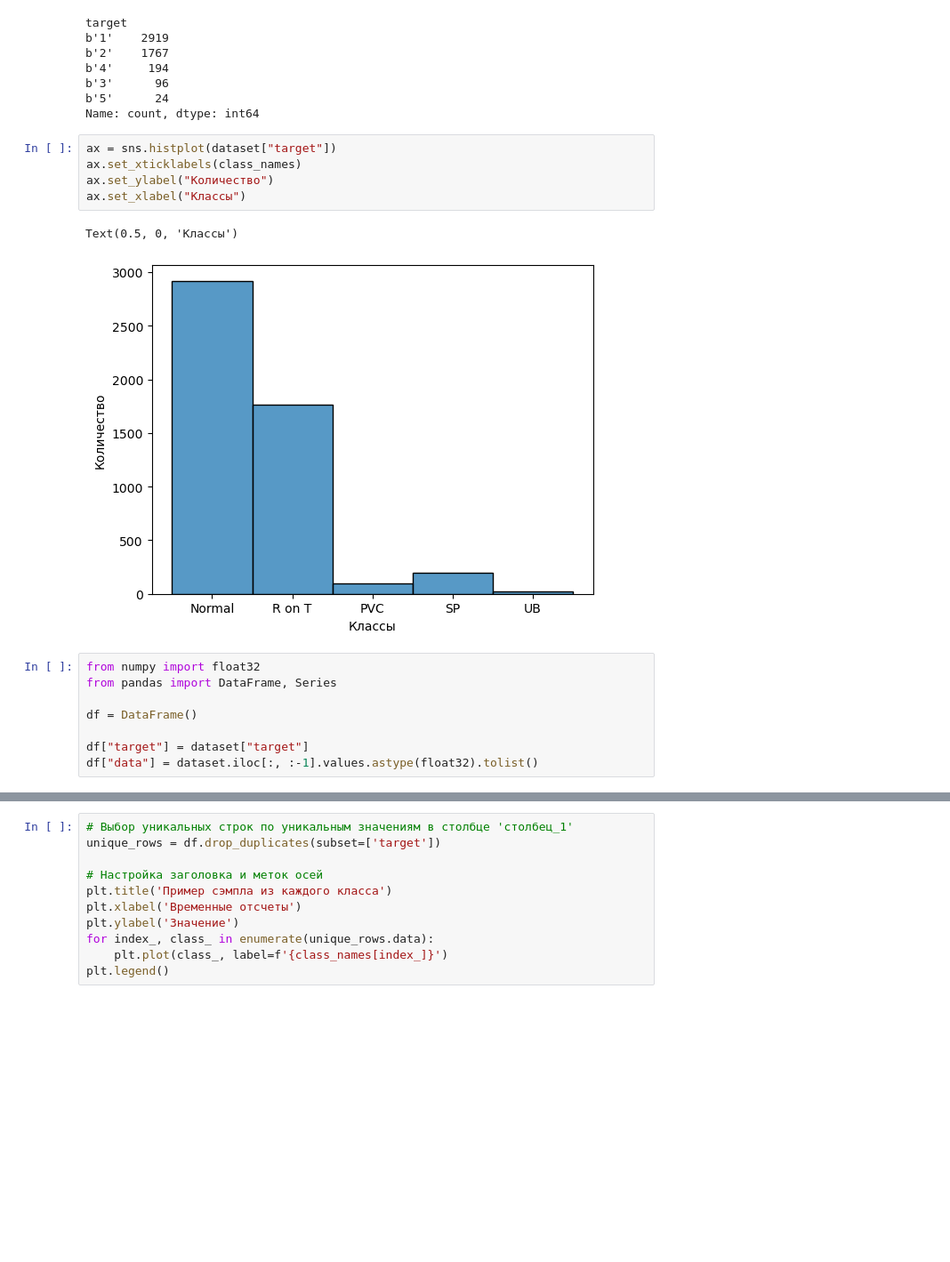
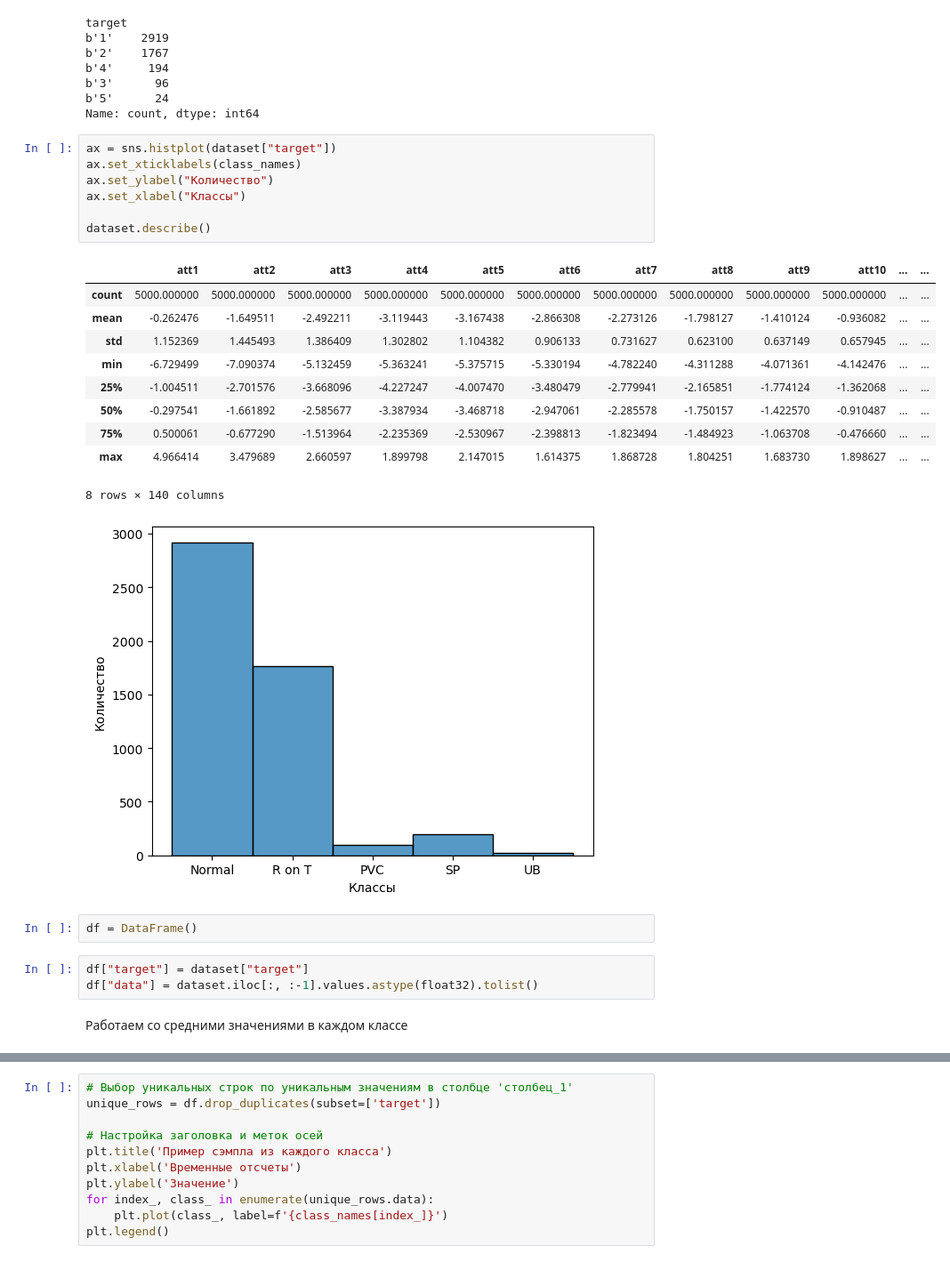
Before and after one commit to GoreevArtem/ecg, a Jupyter notebook: ECG 5000.ipynb, the cells around one changed output, grey strips where cells are left out. Shown: that part at 89% size. Cells and saved outputs as stored; diff of their text form; blank space fills up the shorter version.

Commit message:
среднее значение в каждом классе

```diff
--- a/ECG 5000.ipynb
+++ b/ECG 5000.ipynb
@@ -53,16 +55,26 @@ Name: count, dtype: int64
 # %%
 ax = sns.histplot(dataset["target"])
 ax.set_xticklabels(class_names)
 ax.set_ylabel("Количество")
 ax.set_xlabel("Классы")
+
+dataset.describe()
 # %% [output]
+|  | att1 | att2 | att3 | att4 | att5 | att6 | att7 | att8 | att9 | att10 | ... | ... |
+| count | 5000.000000 | 5000.000000 | 5000.000000 | 5000.000000 | 5000.000000 | 5000.000000 | 5000.000000 | 5000.000000 | 5000.000000 | 5000.000000 | ... | ... |
+| mean | -0.262476 | -1.649511 | -2.492211 | -3.119443 | -3.167438 | -2.866308 | -2.273126 | -1.798127 | -1.410124 | -0.936082 | ... | ... |
+| std | 1.152369 | 1.445493 | 1.386409 | 1.302802 | 1.104382 | 0.906133 | 0.731627 | 0.623100 | 0.637149 | 0.657945 | ... | ... |
+| min | -6.729499 | -7.090374 | -5.132459 | -5.363241 | -5.375715 | -5.330194 | -4.782240 | -4.311288 | -4.071361 | -4.142476 | ... | ... |
+| 25% | -1.004511 | -2.701576 | -3.668096 | -4.227247 | -4.007470 | -3.480479 | -2.779941 | -2.165851 | -1.774124 | -1.362068 | ... | ... |
+| 50% | -0.297541 | -1.661892 | -2.585677 | -3.387934 | -3.468718 | -2.947061 | -2.285578 | -1.750157 | -1.422570 | -0.910487 | ... | ... |
+| 75% | 0.500061 | -0.677290 | -1.513964 | -2.235369 | -2.530967 | -2.398813 | -1.823494 | -1.484923 | -1.063708 | -0.476660 | ... | ... |
+| max | 4.966414 | 3.479689 | 2.660597 | 1.899798 | 2.147015 | 1.614375 | 1.868728 | 1.804251 | 1.683730 | 1.898627 | ... | ... |
-Text(0.5, 0, 'Классы')
+8 rows × 140 columns
 [figure]
 # %%
-from numpy import float32
-from pandas import DataFrame, Series
-
 df = DataFrame()
-
-df["target"] = dataset["target"]
-df["data"] = dataset.iloc[:, :-1].values.astype(float32).tolist()
+# %%
+df["target"] = dataset["target"]
+df["data"] = dataset.iloc[:, :-1].values.astype(float32).tolist()
+# %% [markdown]
+Работаем со средними значениями в каждом классе
```
Also changed, not shown: parts of 4 cells of this notebook.
